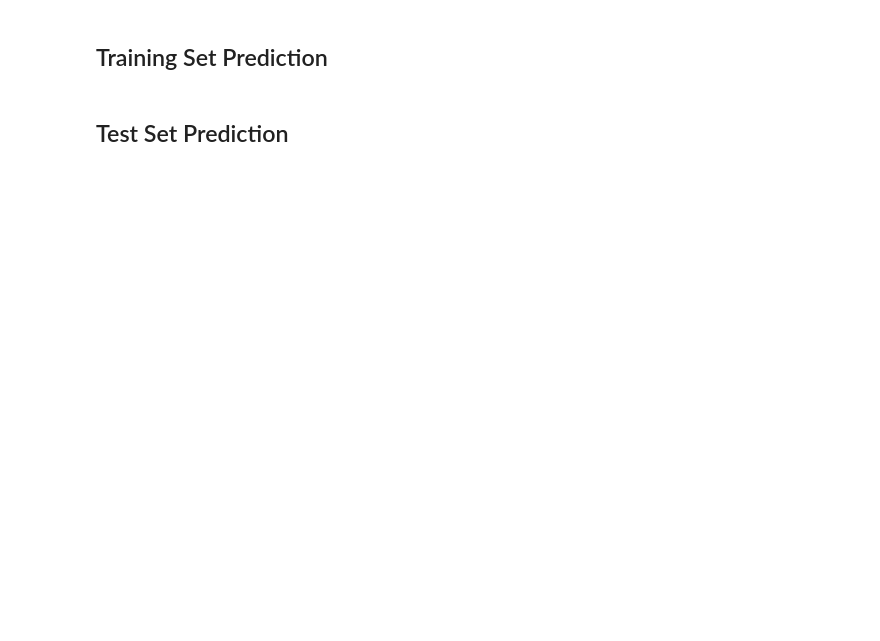
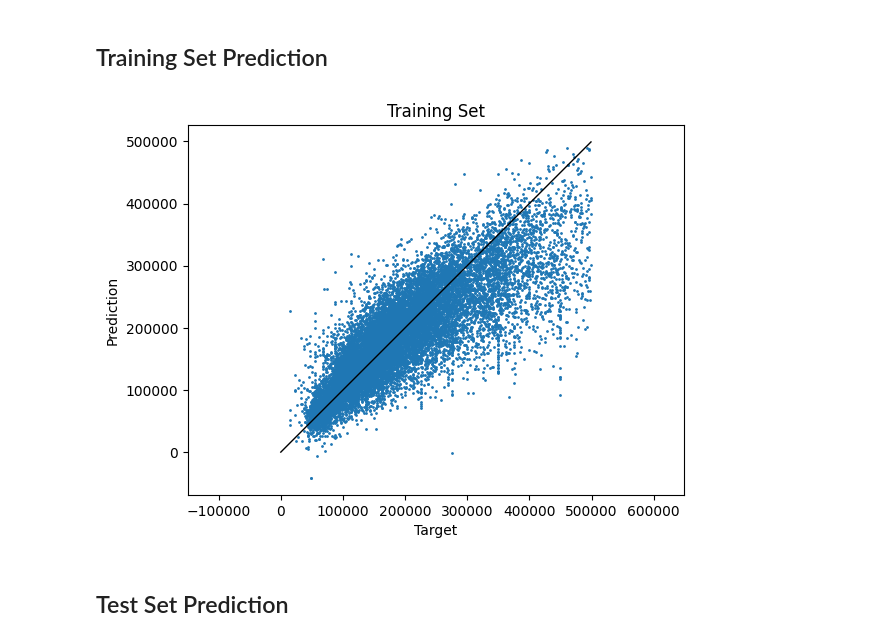
Before and after one commit to stavrostser/cal-housing-prices, a Jupyter notebook: notebooks/training.ipynb, the cells around one changed output. Cells and saved outputs as stored; diff of their text form; code cells hidden in the pictures; blank space fills up the shorter version.

```diff
--- a/notebooks/training.ipynb
+++ b/notebooks/training.ipynb
@@ -63,12 +63,18 @@ class SimpleNN(torch.nn.Module):
     def __init__(self, input_size=3, output_size=1, neurons=10):
         super().__init__()
         self.fc1 = torch.nn.Linear(input_size, neurons)
+        # self.fc1a = torch.nn.Linear(neurons, neurons) # add another layer
+        # self.fc1b = torch.nn.Linear(neurons, neurons) # add another layer
         self.fc2 = torch.nn.Linear(neurons, output_size)
 
     def forward(self, x):
         # print("input: ", x.shape)
         x = self.fc1(x)
         x = torch.nn.functional.relu(x)
+        # x = self.fc1a(x)  # add another layer
+        # x = torch.nn.functional.relu(x)
+        # x = self.fc1b(x)  # add another layer
+        # x = torch.nn.functional.relu(x)
         x = self.fc2(x)
         # print("output: ", x.shape)
         return x
@@ -86,20 +92,31 @@ class NeuralNetworkRegressor:
         self.optimizer = torch.optim.Adam(self.model.parameters(), lr=learning_rate)
 
     def normalize(self, dataframe, train=False):
-        # Min-Max Normalization
         for column in dataframe.columns:
-            min_value = dataframe[column].min() if train else self.norm_params[column][0]
-            max_value = dataframe[column].max() if train else self.norm_params[column][1]
+            # Mean 0, Standard Deviation 1 Normalization
+            mean = dataframe[column].mean() if train else self.norm_params[column][0]
+            std = dataframe[column].std() if train else self.norm_params[column][1]
+            standardized_data = (dataframe[column] - mean) / std
+
+            # Min-Max Normalization
+            min_value = standardized_data.min() if train else self.norm_params[column][2]
+            max_value = standardized_data.max() if train else self.norm_params[column][3]
+
             if train:
-                self.norm_params[column] = (min_value, max_value)
-            dataframe[column] = (dataframe[column] - min_value) / (max_value - min_value)
+                self.norm_params[column] = (mean, std, min_value, max_value)
+            dataframe[column] = (standardized_data - min_value) / (max_value - min_value)
         return dataframe
 
     def denormalize(self, dataframe):
-        # Min-Max De-normalization
         for column in dataframe.columns:
-            min_value, max_value = self.norm_params[column]
+             # Retrieve normalization parameters
+            mean, std, min_value, max_value = self.norm_params[column]
+
+            # Min-Max De-normalization
             dataframe[column] = dataframe[column] * (max_value - min_value) + min_value
+
+            # Mean 0, Standard Deviation 1 De-normalization
+            dataframe[column] = dataframe[column] * std + mean
         return dataframe
 
     def train(self, dataframe):
@@ -156,6 +173,6 @@ dfTest = pd.read_csv(TEST_SET_CSV_FILE_PATH)
 # %%
 # ========= Training =========
 
-model = NeuralNetworkRegressor(input_size=5, output_size=1, neurons=100, learning_rate=0.001, batch_size=32, epochs=100)
+model = NeuralNetworkRegressor(input_size=6, output_size=1, neurons=100, learning_rate=0.001, batch_size=100, epochs=25)
 
 model.train(dfTraining)
@@ -164,18 +199,21 @@ model.train(dfTraining)
 # %%
 import matplotlib.pyplot as plt
 
 # make a copy of dfTraining to keep the original data
 dfPredict = dfTraining.copy()
 
 model.predict(dfPredict)
 
 # plot the test target vs prediction in scatter plot. also plot the y = x line
-plt.scatter(df.iloc[:,-1], dfPredict.iloc[:,-1], s=5, marker='o')
-plt.plot([0, df.iloc[:,-1].max()], [0, df.iloc[:,-1].max()], color='black', linewidth=1)
+plt.scatter(dfTraining.iloc[:,-1], dfPredict.iloc[:,-1], s=1, marker='o')
+plt.plot([0, dfTraining.iloc[:,-1].max()], [0, dfTraining.iloc[:,-1].max()], color='black', linewidth=1)
+plt.axis('equal')  # Make the axes have the same scale
 plt.title("Training Set")
 plt.xlabel("Target")
 plt.ylabel("Prediction")
 plt.show()
+# %% [output]
+[figure, added]
 # %% [markdown]
 ## Test Set Prediction
 # %%
```
Also changed, not shown: parts of 4 cells of this notebook, 6 other files.
